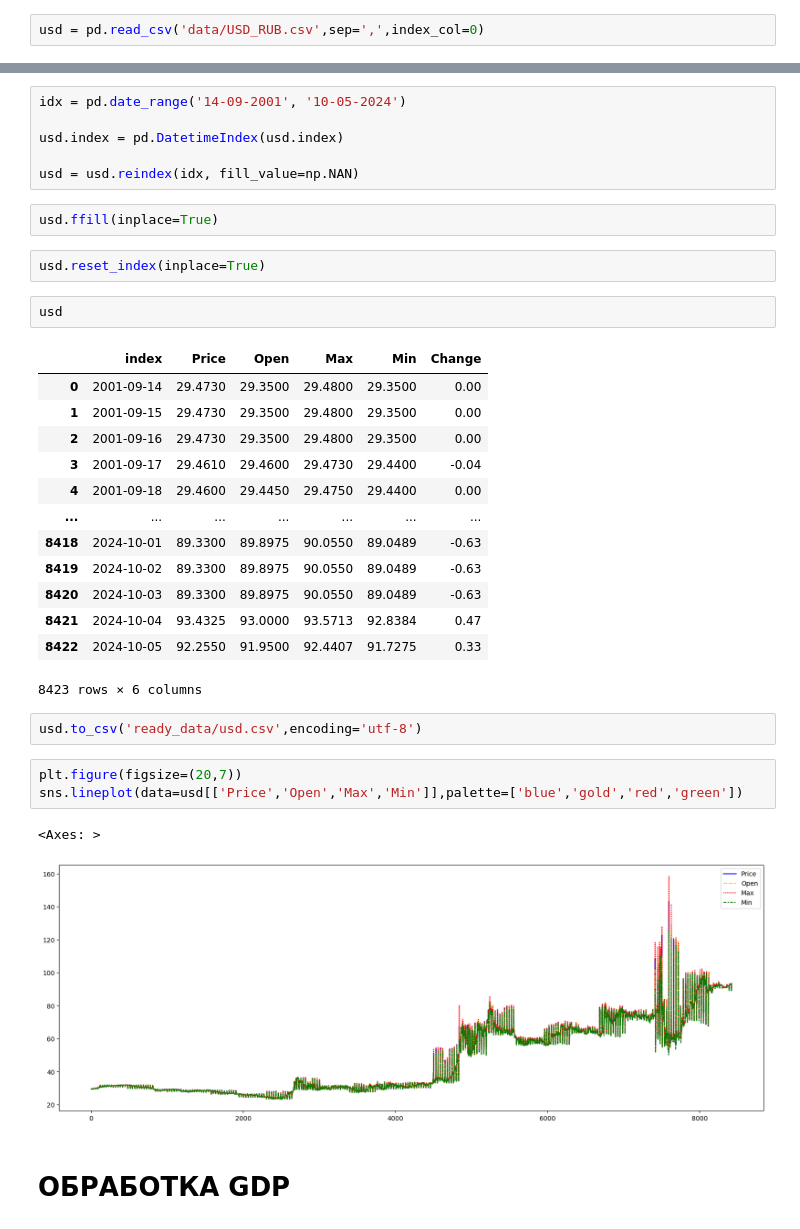
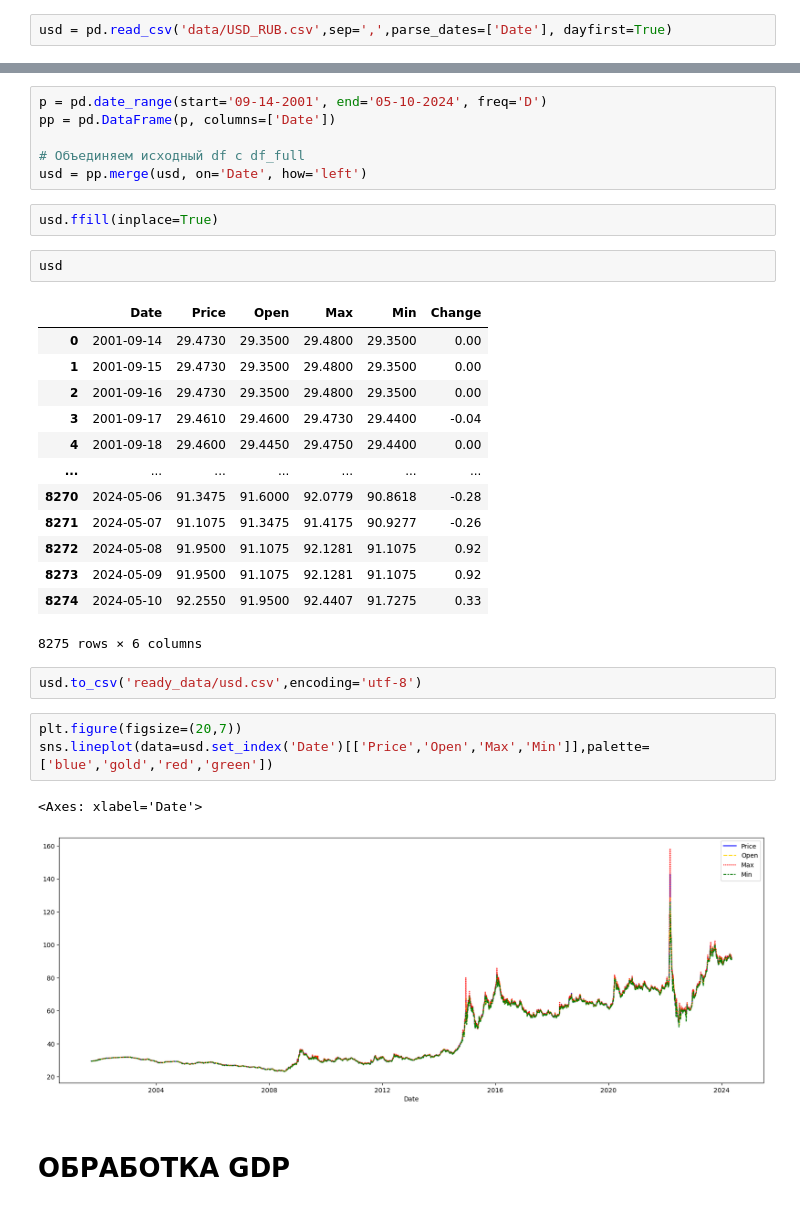
Before and after one commit to VondyBland/diplomopiska, a Jupyter notebook: ANYAMODEL/INVEST.ipynb, the cells around one changed output, grey strips where cells are left out. Drawn from its saved outputs; the diff is of its cells as text.

```diff
--- a/ANYAMODEL/INVEST.ipynb
+++ b/ANYAMODEL/INVEST.ipynb
@@ -176,7 +184,7 @@ kluch.to_csv('ready_data/kluch.csv',encoding='utf-8')
 # %% [markdown]
 # ОБРАБОТКА USD
 # %%
-usd = pd.read_csv('data/USD_RUB.csv',sep=',',index_col=0)
+usd = pd.read_csv('data/USD_RUB.csv',sep=',',parse_dates=['Date'], dayfirst=True)
 # %%
 usd
 # %% [output]
@@ -197,37 +204,35 @@ usd
-# %%
-idx = pd.date_range('14-09-2001', '10-05-2024')
-
-usd.index = pd.DatetimeIndex(usd.index)
-
-usd = usd.reindex(idx, fill_value=np.NAN)
+# %%
+p = pd.date_range(start='09-14-2001', end='05-10-2024', freq='D')
+pp = pd.DataFrame(p, columns=['Date'])
+
+# Объединяем исходный df с df_full
+usd = pp.merge(usd, on='Date', how='left')
 # %%
 usd.ffill(inplace=True)
-# %%
-usd.reset_index(inplace=True)
 # %%
 usd
 # %% [output]
-|  | index | Price | Open | Max | Min | Change |
+|  | Date | Price | Open | Max | Min | Change |
 | 0 | 2001-09-14 | 29.4730 | 29.3500 | 29.4800 | 29.3500 | 0.00 |
 | 1 | 2001-09-15 | 29.4730 | 29.3500 | 29.4800 | 29.3500 | 0.00 |
 | 2 | 2001-09-16 | 29.4730 | 29.3500 | 29.4800 | 29.3500 | 0.00 |
 | 3 | 2001-09-17 | 29.4610 | 29.4600 | 29.4730 | 29.4400 | -0.04 |
 | 4 | 2001-09-18 | 29.4600 | 29.4450 | 29.4750 | 29.4400 | 0.00 |
 | ... | ... | ... | ... | ... | ... | ... |
-| 8418 | 2024-10-01 | 89.3300 | 89.8975 | 90.0550 | 89.0489 | -0.63 |
-| 8419 | 2024-10-02 | 89.3300 | 89.8975 | 90.0550 | 89.0489 | -0.63 |
-| 8420 | 2024-10-03 | 89.3300 | 89.8975 | 90.0550 | 89.0489 | -0.63 |
-| 8421 | 2024-10-04 | 93.4325 | 93.0000 | 93.5713 | 92.8384 | 0.47 |
-| 8422 | 2024-10-05 | 92.2550 | 91.9500 | 92.4407 | 91.7275 | 0.33 |
+| 8270 | 2024-05-06 | 91.3475 | 91.6000 | 92.0779 | 90.8618 | -0.28 |
+| 8271 | 2024-05-07 | 91.1075 | 91.3475 | 91.4175 | 90.9277 | -0.26 |
+| 8272 | 2024-05-08 | 91.9500 | 91.1075 | 92.1281 | 91.1075 | 0.92 |
+| 8273 | 2024-05-09 | 91.9500 | 91.1075 | 92.1281 | 91.1075 | 0.92 |
+| 8274 | 2024-05-10 | 92.2550 | 91.9500 | 92.4407 | 91.7275 | 0.33 |
-8423 rows × 6 columns
+8275 rows × 6 columns
 # %%
 usd.to_csv('ready_data/usd.csv',encoding='utf-8')
 # %%
 plt.figure(figsize=(20,7))
-sns.lineplot(data=usd[['Price','Open','Max','Min']],palette=['blue','gold','red','green'])
+sns.lineplot(data=usd.set_index('Date')[['Price','Open','Max','Min']],palette=['blue','gold','red','green'])
 # %% [output]
-<Axes: >
+<Axes: xlabel='Date'>
-[figure, old version]
+[figure, new version]
 # %% [markdown]
 # ОБРАБОТКА GDP
 # %%
```
Also changed, not shown: parts of 130 cells of this notebook, 9 other files.
